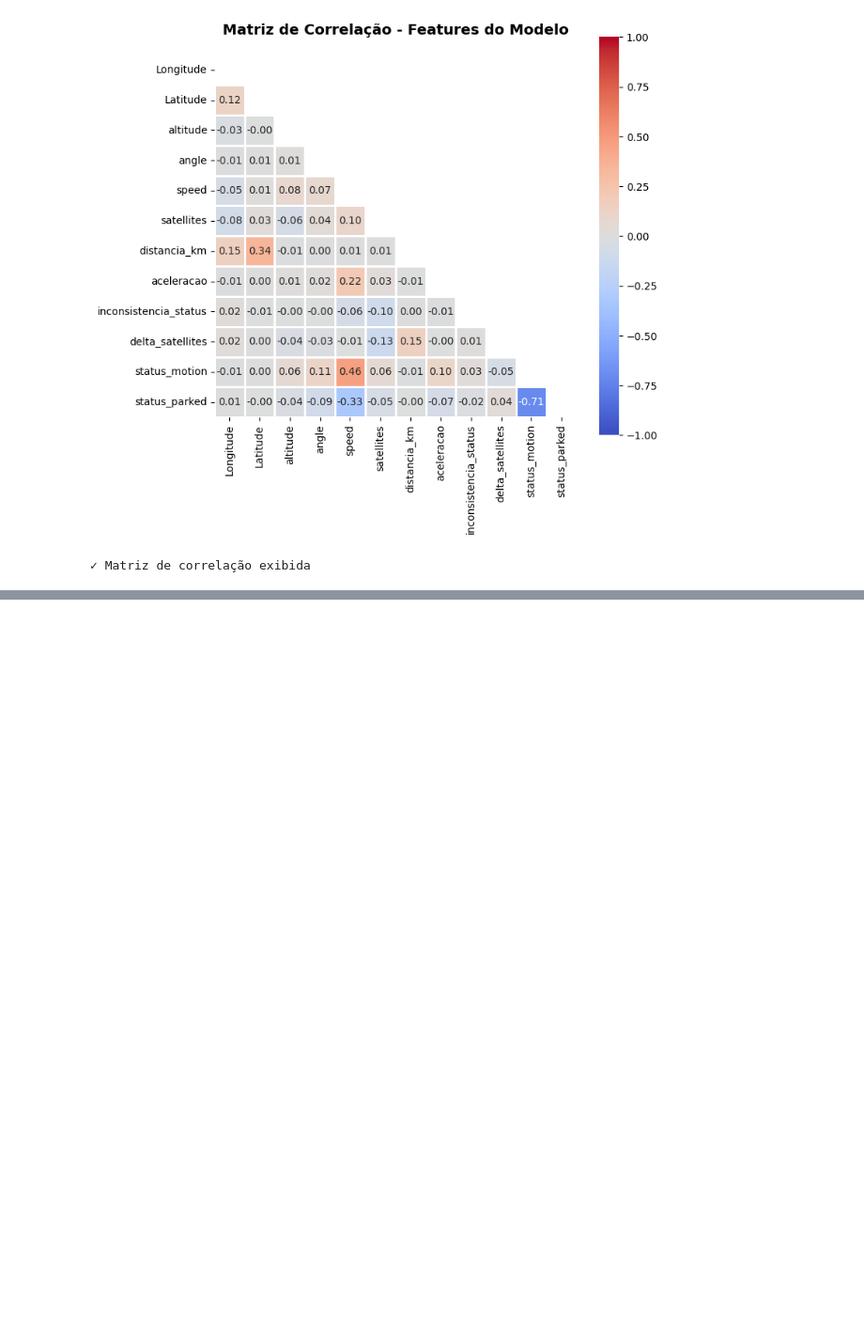
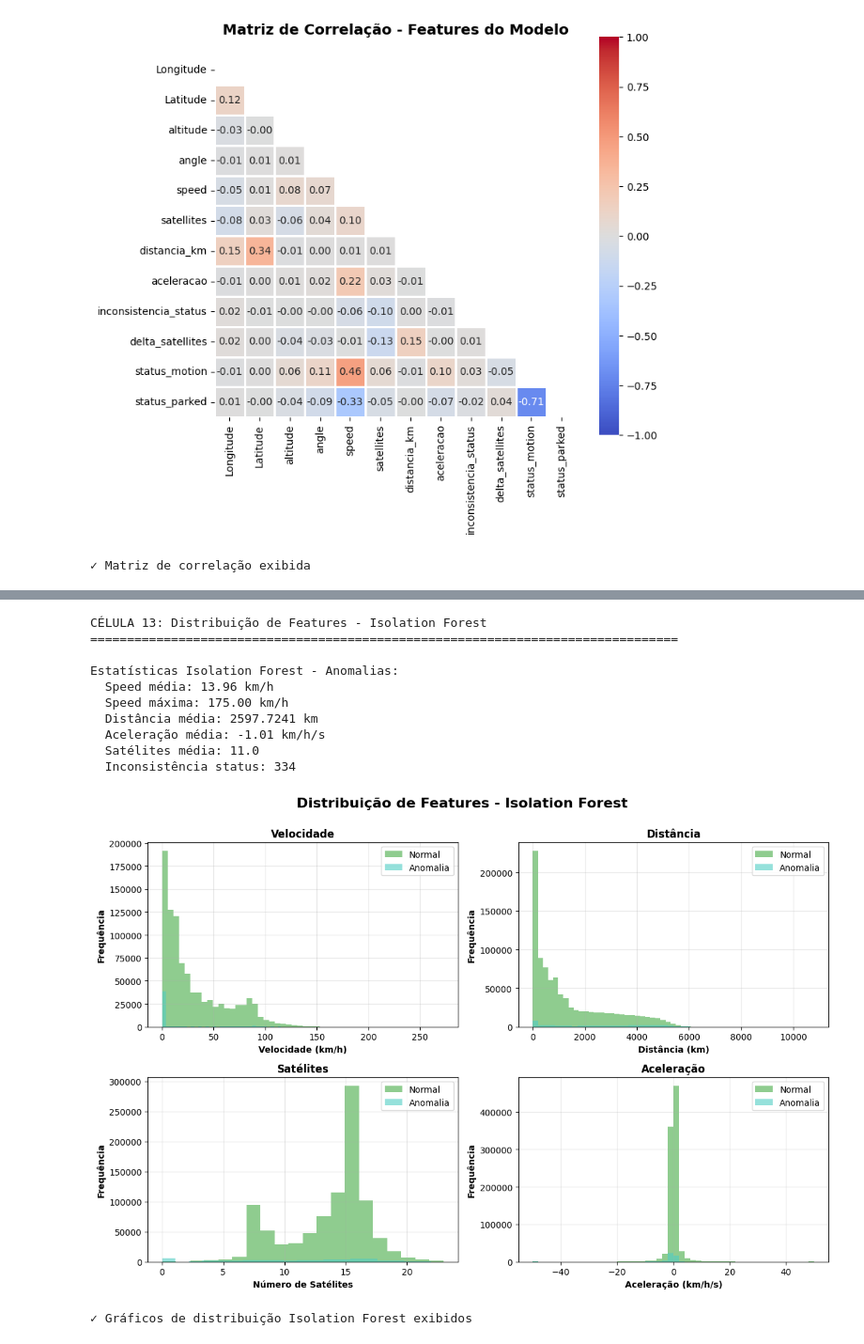
Before and after one commit to Roger-Quinelato/Detec-de-Anomalias, a Jupyter notebook: m2-lof-iso-RogerQuinelato.ipynb, the cells around one changed output, grey strips where cells are left out. Shown: that part at 94% size. Cells and saved outputs as stored; diff of their text form; code cells hidden in the pictures; blank space fills up the shorter version.

```diff
--- a/m2-lof-iso-RogerQuinelato.ipynb
+++ b/m2-lof-iso-RogerQuinelato.ipynb
@@ -565,7 +651,7 @@ print(f"  Aceleração média: {anomalias_iso_df['aceleracao'].mean():.2f} km/h/
 print(f"  Satélites média: {anomalias_iso_df['satellites'].mean():.1f}")
 print(f"  Inconsistência status: {anomalias_iso_df['inconsistencia_status'].sum():,}")
 
-fig, axes = plt.subplots(2, 2, figsize=(14, 10))
+fig, axes = plt.subplots(2, 2, figsize=(12, 8))
 fig.suptitle('Distribuição de Features - Isolation Forest', fontsize=16, fontweight='bold', y=1.00)
 
 # Speed
@@ -580,33 +666,46 @@ axes[0, 0].grid(alpha=0.3)
 # Distância
 axes[0, 1].hist(normais_iso_df['distancia_km'], bins=50, color='#44AA44', alpha=0.6, label='Normal')
 axes[0, 1].hist(anomalias_iso_df['distancia_km'], bins=50, color='#4ECDC4', alpha=0.6, label='Anomalia')
 axes[0, 1].set_xlabel('Distância (km)', fontweight='bold')
 axes[0, 1].set_ylabel('Frequência', fontweight='bold')
 axes[0, 1].set_title('Distância', fontweight='bold')
 axes[0, 1].legend()
 axes[0, 1].grid(alpha=0.3)
 
 # Satélites
 axes[1, 0].hist(normais_iso_df['satellites'], bins=20, color='#44AA44', alpha=0.6, label='Normal')
 axes[1, 0].hist(anomalias_iso_df['satellites'], bins=20, color='#4ECDC4', alpha=0.6, label='Anomalia')
 axes[1, 0].set_xlabel('Número de Satélites', fontweight='bold')
 axes[1, 0].set_ylabel('Frequência', fontweight='bold')
 axes[1, 0].set_title('Satélites', fontweight='bold')
 axes[1, 0].legend()
 axes[1, 0].grid(alpha=0.3)
 
 # Aceleração
 axes[1, 1].hist(normais_iso_df['aceleracao'], bins=50, color='#44AA44', alpha=0.6, label='Normal')
 axes[1, 1].hist(anomalias_iso_df['aceleracao'], bins=50, color='#4ECDC4', alpha=0.6, label='Anomalia')
 axes[1, 1].set_xlabel('Aceleração (km/h/s)', fontweight='bold')
 axes[1, 1].set_ylabel('Frequência', fontweight='bold')
 axes[1, 1].set_title('Aceleração', fontweight='bold')
 axes[1, 1].legend()
 axes[1, 1].grid(alpha=0.3)
 
 plt.tight_layout()
 plt.show()
 print("\n✓ Gráficos de distribuição Isolation Forest exibidos")
+# %% [output]
+CÉLULA 13: Distribuição de Features - Isolation Forest
+================================================================================
+
+Estatísticas Isolation Forest - Anomalias:
+  Speed média: 13.96 km/h
+  Speed máxima: 175.00 km/h
+  Distância média: 2597.7241 km
+  Aceleração média: -1.01 km/h/s
+  Satélites média: 11.0
+  Inconsistência status: 334
+[figure, added]
+✓ Gráficos de distribuição Isolation Forest exibidos
 # %%
 # CÉLULA 14: COMPARAÇÃO SIDE-BY-SIDE DE SCORES
 # ============================================================================
```
Also changed, not shown: parts of 14 cells of this notebook.
